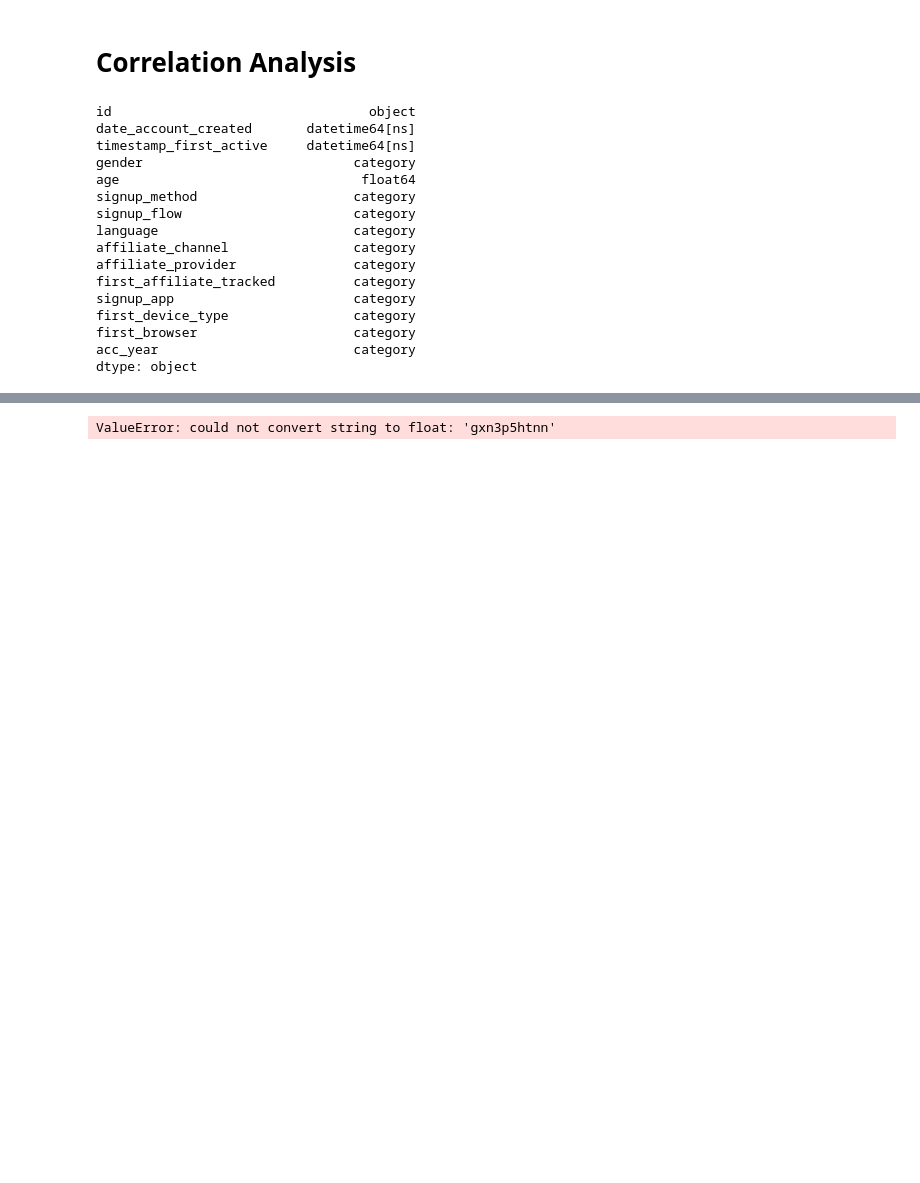
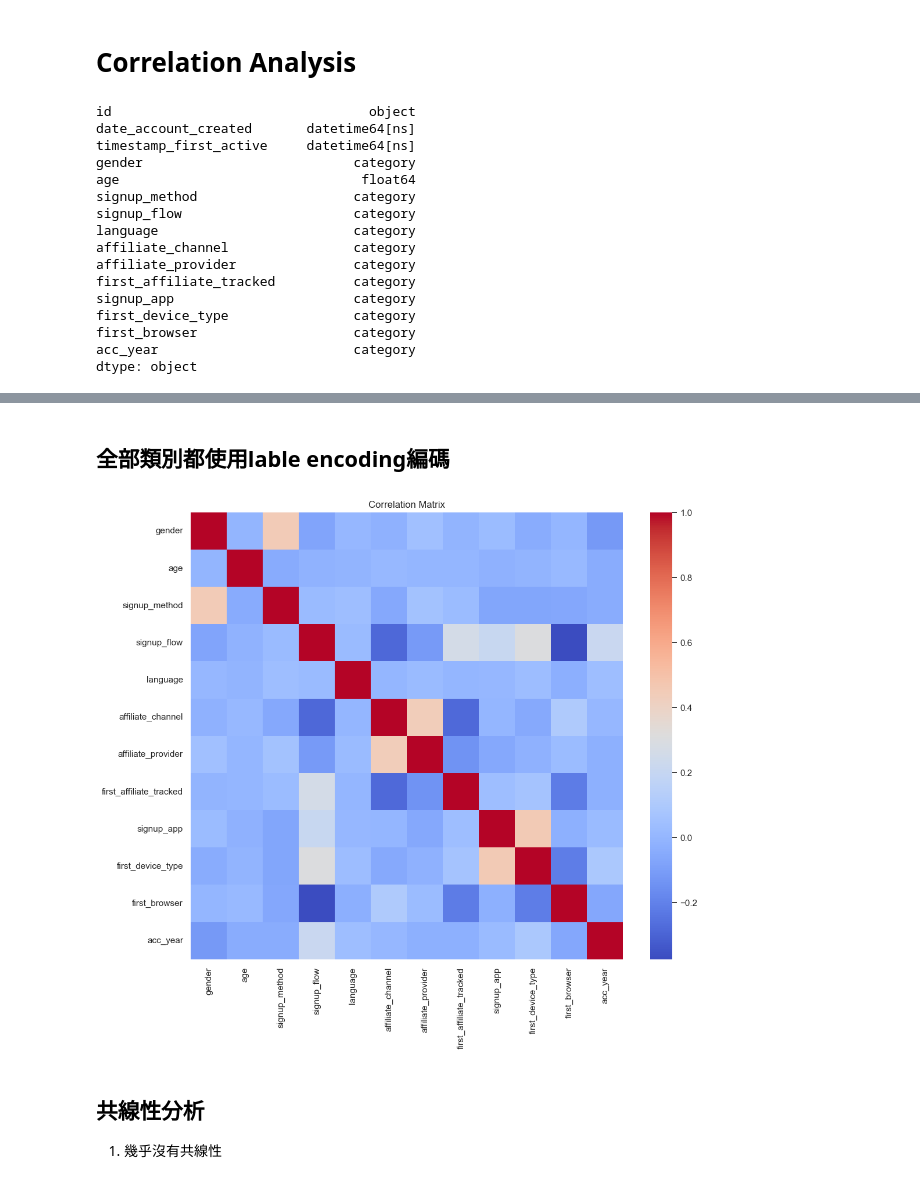
Before and after one commit to yoyocookie/airbnb_analysis, a Jupyter notebook: notebooks/test.ipynb, the cells around one changed output, grey strips where cells are left out. Saved outputs shown, nothing was run; the diff lists cells and outputs as text; code cells hidden in the pictures; blank space fills up the shorter version.

```diff
--- a/notebooks/test.ipynb
+++ b/notebooks/test.ipynb
@@ -794,3 +920,5 @@ dtype: object
+# %% [markdown]
+## 全部類別都使用lable encoding編碼
 # %%
 feature = [
     'gender',
@@ -798,45 +926,51 @@ feature = [
     'signup_method',
     'signup_flow',
     'language',
     'affiliate_channel',
     'affiliate_provider',
     'first_affiliate_tracked',
     'signup_app',
     'first_device_type',
     'first_browser',
     'acc_year'
 ]
 
-order_category = ['acc_year']
-non_order_category = [
+category = [
     'gender',
     'signup_method',
     'signup_flow',
     'language',
     'affiliate_channel',
     'affiliate_provider',
     'first_affiliate_tracked',
     'signup_app',
     'first_device_type',
-    'first_browser'
+    'first_browser' ,
+    'acc_year'
 ]
 
-#lable encoding
+# 選擇要分析的特徵
+df_selected = df_all[feature].copy()
+
+# Step 1: 處理 order_category (Label Encoding)
 label_encoder = LabelEncoder()
-df_all[order_category] = label_encoder.fit_transform(df_all[order_category])
-
-#onehot encoding
+for col in category:
+    df_selected[col] = label_encoder.fit_transform(df_selected[col])
 
 
+# Step 3: 計算相關性矩陣
+correlation_matrix = df_selected.corr()
 
-# 假設df_all是你的資料框
-# 計算相關矩陣
-correlation_matrix = df_all.corr()
+# 可視化相關性矩陣（選擇性）
+import seaborn as sns
+import matplotlib.pyplot as plt
 
-# 使用熱圖視覺化相關矩陣
-plt.figure(figsize=(10, 8))
-sns.heatmap(correlation_matrix, annot=True, cmap='coolwarm', fmt='.2f')
-plt.title('Correlation Matrix')
+plt.figure(figsize=(12, 10))
+sns.heatmap(correlation_matrix, annot=False, cmap="coolwarm", fmt='.2f')
+plt.title("Correlation Matrix")
 plt.show()
 # %% [output]
-ValueError: could not convert string to float: 'gxn3p5htnn'
+[figure, added]
+# %% [markdown]
+## 共線性分析
+1. 幾乎沒有共線性
```
Also changed, not shown: parts of 7 cells of this notebook.
